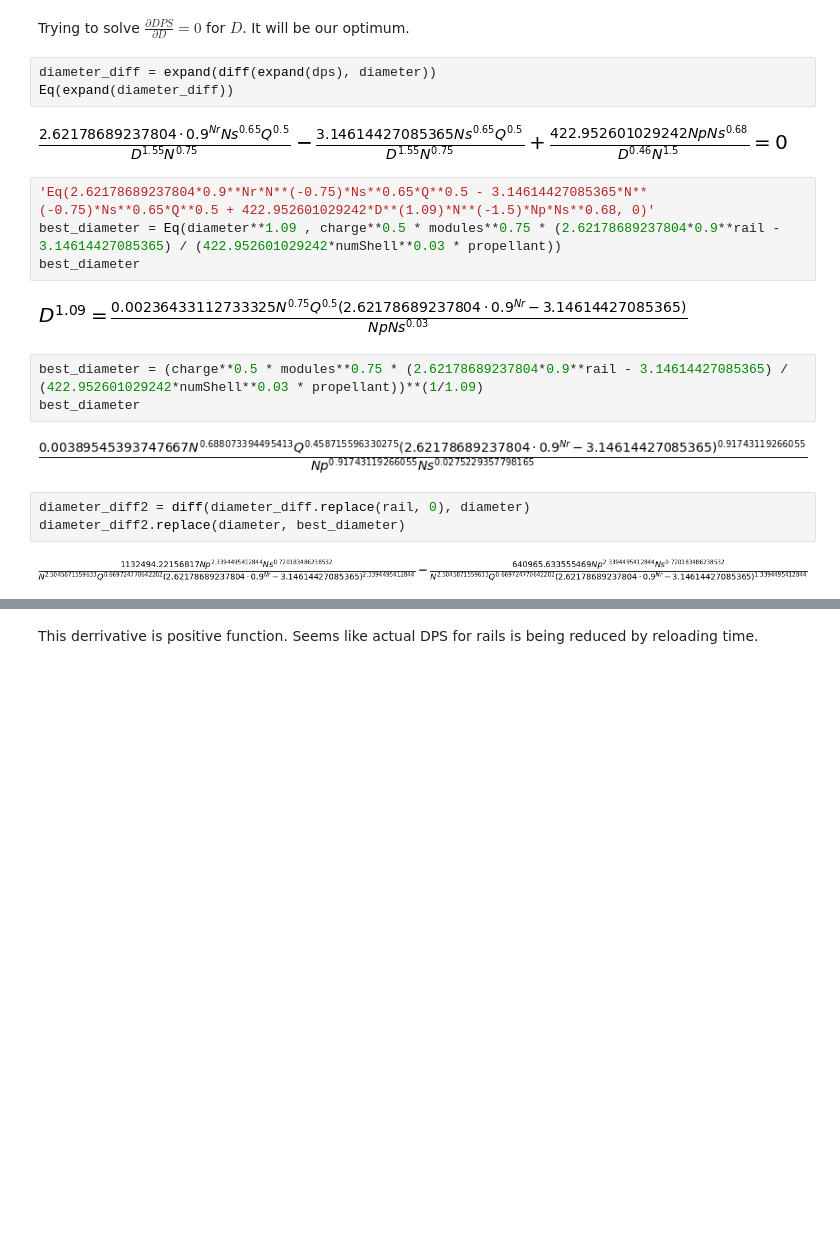
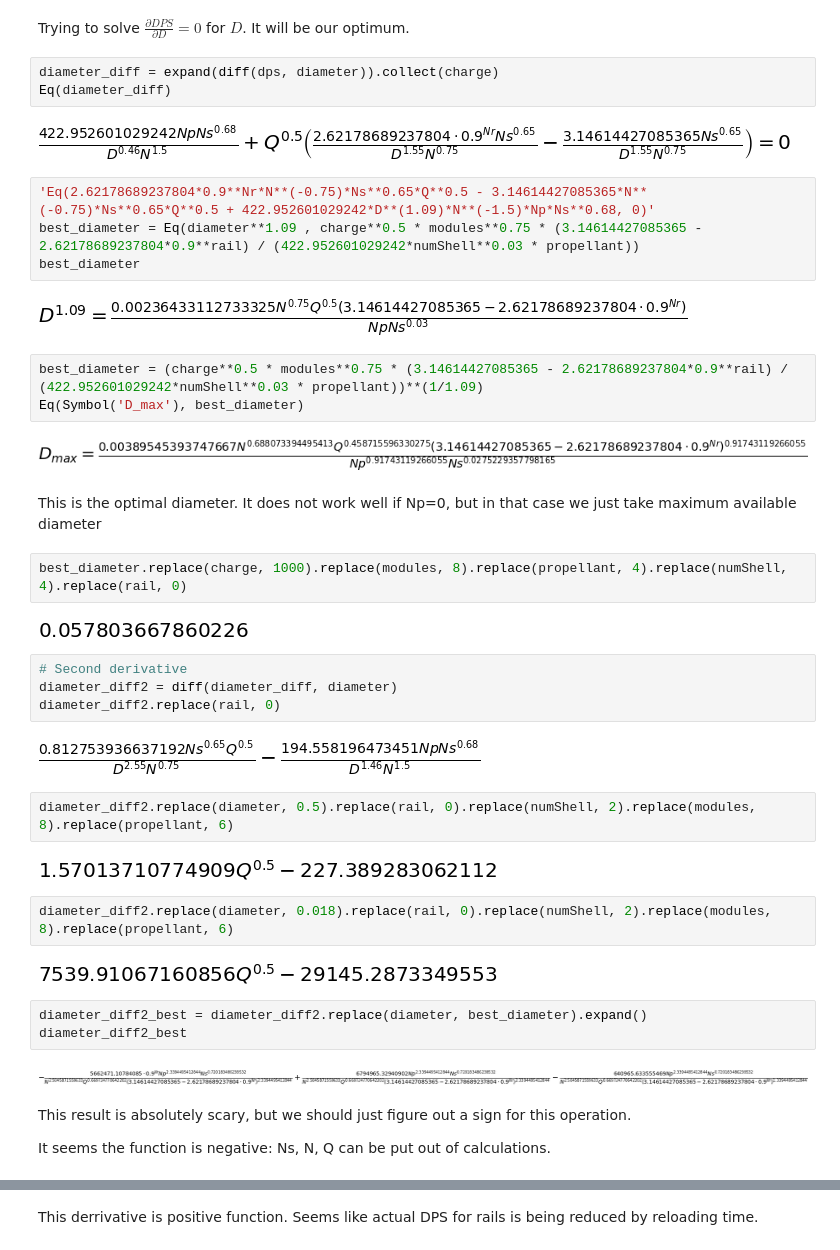
Before and after one commit to dkargin/ftd_spreadsheets, a Jupyter notebook: APS Calculus.ipynb, the cells around one changed output, grey strips where cells are left out. Saved outputs shown, nothing was run; the diff lists cells and outputs as text; blank space fills up the shorter version.

```diff
--- a/APS Calculus.ipynb
+++ b/APS Calculus.ipynb
@@ -75,23 +89,47 @@ This result is controversal. If you have no rail charge, then increasing diamete
 # %% [markdown]
 Trying to solve $\frac{\partial DPS}{\partial D}=0$ for $D$. It will be our optimum.
 # %%
-diameter_diff = expand(diff(expand(dps), diameter))
-Eq(expand(diameter_diff))
+diameter_diff = expand(diff(dps, diameter)).collect(charge)
+Eq(diameter_diff)
 # %% [output]
-[figure, old version]
+[figure, new version]
 # %%
 'Eq(2.62178689237804*0.9**Nr*N**(-0.75)*Ns**0.65*Q**0.5 - 3.14614427085365*N**(-0.75)*Ns**0.65*Q**0.5 + 422.952601029242*D**(1.09)*N**(-1.5)*Np*Ns**0.68, 0)'
-best_diameter = Eq(diameter**1.09 , charge**0.5 * modules**0.75 * (2.62178689237804*0.9**rail - 3.14614427085365) / (422.952601029242*numShell**0.03 * propellant))
+best_diameter = Eq(diameter**1.09 , charge**0.5 * modules**0.75 * (3.14614427085365 - 2.62178689237804*0.9**rail) / (422.952601029242*numShell**0.03 * propellant))
 best_diameter
 # %% [output]
-[figure, old version]
+[figure, new version]
 # %%
-best_diameter = (charge**0.5 * modules**0.75 * (2.62178689237804*0.9**rail - 3.14614427085365) / (422.952601029242*numShell**0.03 * propellant))**(1/1.09)
-best_diameter
+best_diameter = (charge**0.5 * modules**0.75 * (3.14614427085365 - 2.62178689237804*0.9**rail) / (422.952601029242*numShell**0.03 * propellant))**(1/1.09)
+Eq(Symbol('D_max'), best_diameter)
 # %% [output]
-[figure, old version]
+[figure, new version]
+# %% [markdown]
+This is the optimal diameter. It does not work well if Np=0, but in that case we just take maximum available diameter
+# %%
+best_diameter.replace(charge, 1000).replace(modules, 8).replace(propellant, 4).replace(numShell, 4).replace(rail, 0)
+# %% [output]
+[figure, added]
 # %%
-diameter_diff2 = diff(diameter_diff.replace(rail, 0), diameter)
-diameter_diff2.replace(diameter, best_diameter)
+# Second derivative
+diameter_diff2 = diff(diameter_diff, diameter)
+diameter_diff2.replace(rail, 0)
 # %% [output]
-[figure, old version]
+[figure, new version]
+# %%
+diameter_diff2.replace(diameter, 0.5).replace(rail, 0).replace(numShell, 2).replace(modules, 8).replace(propellant, 6)
+# %% [output]
+[figure, added]
+# %%
+diameter_diff2.replace(diameter, 0.018).replace(rail, 0).replace(numShell, 2).replace(modules, 8).replace(propellant, 6)
+# %% [output]
+[figure, added]
+# %%
+diameter_diff2_best = diameter_diff2.replace(diameter, best_diameter).expand()
+diameter_diff2_best
+# %% [output]
+[figure, added]
+# %% [markdown]
+This result is absolutely scary, but we should just figure out a sign for this operation.
+
+It seems the function is negative: Ns, N, Q can be put out of calculations.
```
Also changed, not shown: parts of 12 cells of this notebook, 4 other files.
